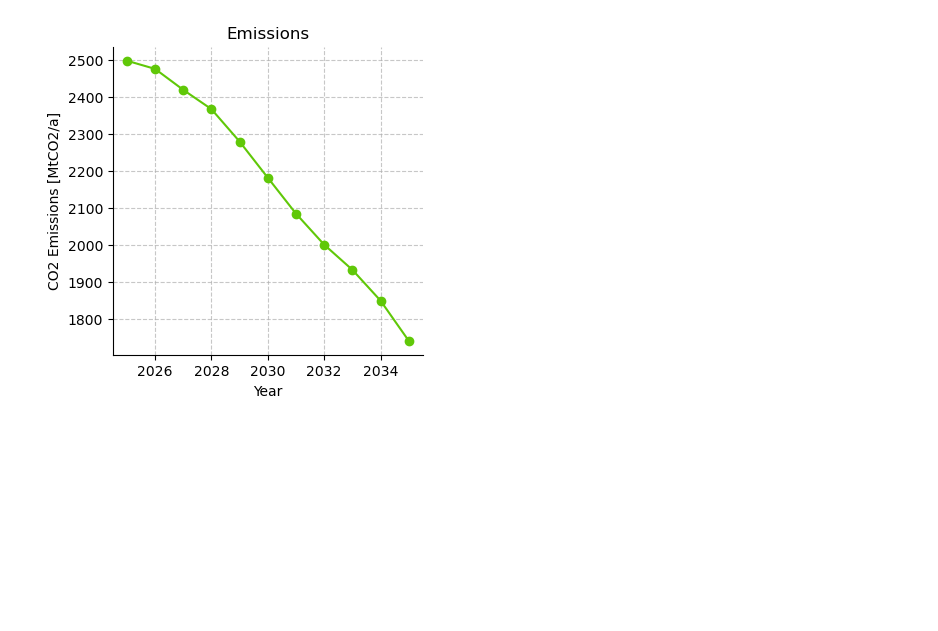
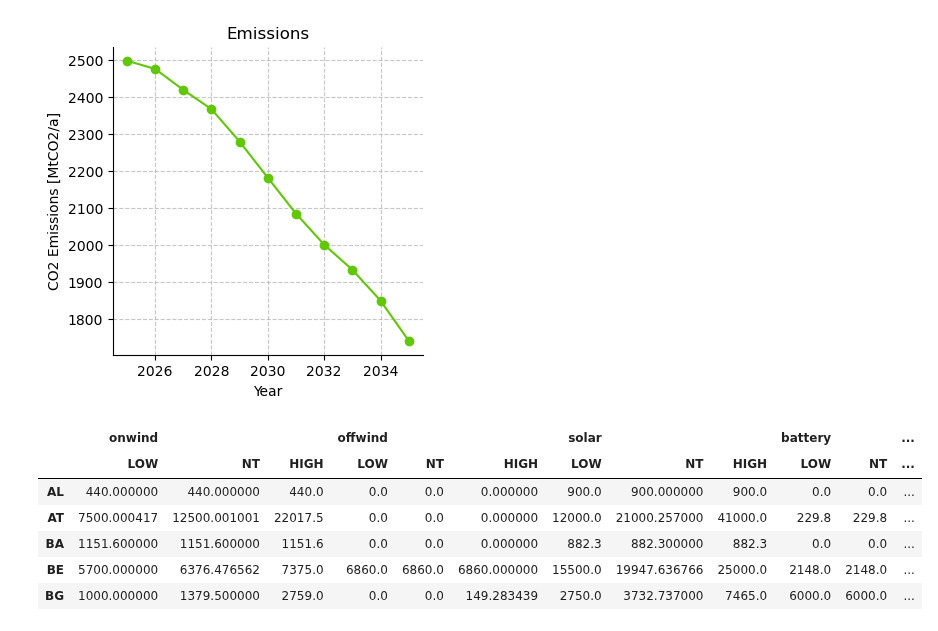
Before and after one commit to LukasFrankenQ/resilient-pypsa-eur, a Jupyter notebook: notebooks/future_validation.ipynb, the cells around one changed output. Cells and saved outputs as stored; diff of their text form; code cells hidden in the pictures; blank space fills up the shorter version.

Commit message:
first version of NT generation capacities

```diff
--- a/notebooks/future_validation.ipynb
+++ b/notebooks/future_validation.ipynb
@@ -847,0 +917,15 @@ with PdfPages("my_plots.pdf") as pdf:
+# %%
+import pandas as pd
+from pathlib import Path
+
+df = pd.read_csv(Path.cwd().parent / 'resources' / 'tyndp_capacities_2035.csv', index_col=0, header=[0, 1])
+# %%
+df.head()
+# %% [output]
+|  | onwind |  |  | offwind |  |  | solar |  |  | battery |  | ... |
+|  | LOW | NT | HIGH | LOW | NT | HIGH | LOW | NT | HIGH | LOW | NT | ... |
+| AL | 440.000000 | 440.000000 | 440.0 | 0.0 | 0.0 | 0.000000 | 900.0 | 900.000000 | 900.0 | 0.0 | 0.0 | ... |
+| AT | 7500.000417 | 12500.001001 | 22017.5 | 0.0 | 0.0 | 0.000000 | 12000.0 | 21000.257000 | 41000.0 | 229.8 | 229.8 | ... |
+| BA | 1151.600000 | 1151.600000 | 1151.6 | 0.0 | 0.0 | 0.000000 | 882.3 | 882.300000 | 882.3 | 0.0 | 0.0 | ... |
+| BE | 5700.000000 | 6376.476562 | 7375.0 | 6860.0 | 6860.0 | 6860.000000 | 15500.0 | 19947.636766 | 25000.0 | 2148.0 | 2148.0 | ... |
+| BG | 1000.000000 | 1379.500000 | 2759.0 | 0.0 | 0.0 | 149.283439 | 2750.0 | 3732.737000 | 7465.0 | 6000.0 | 6000.0 | ... |
```
Also changed, not shown: parts of 7 cells of this notebook, 5 other files.
